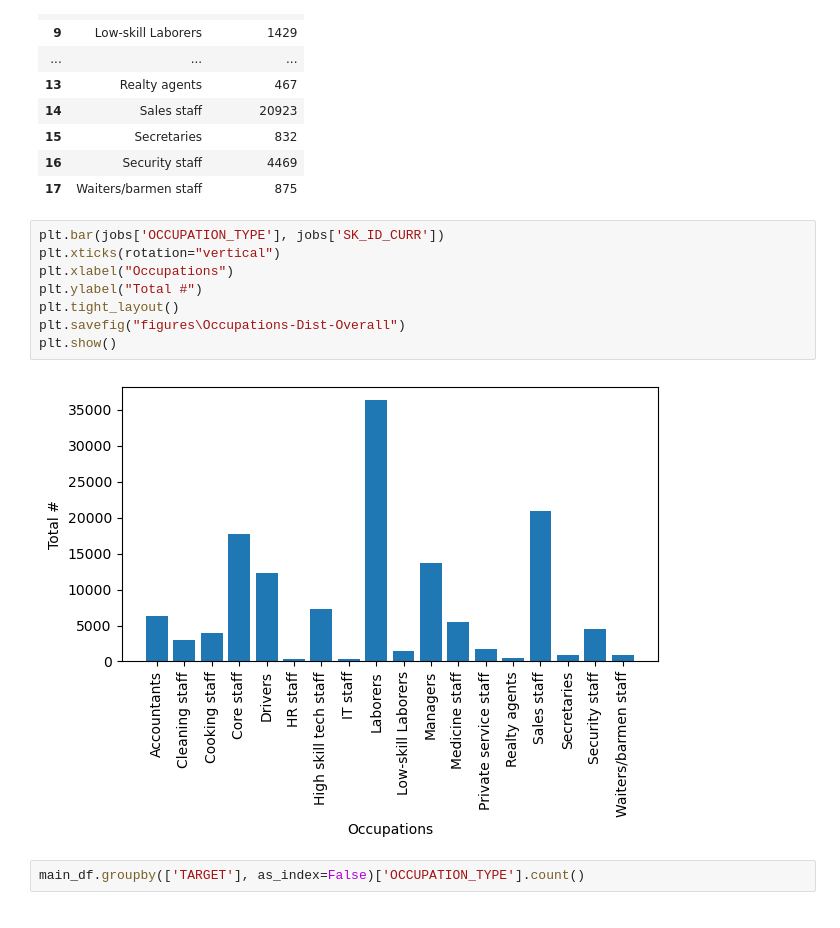
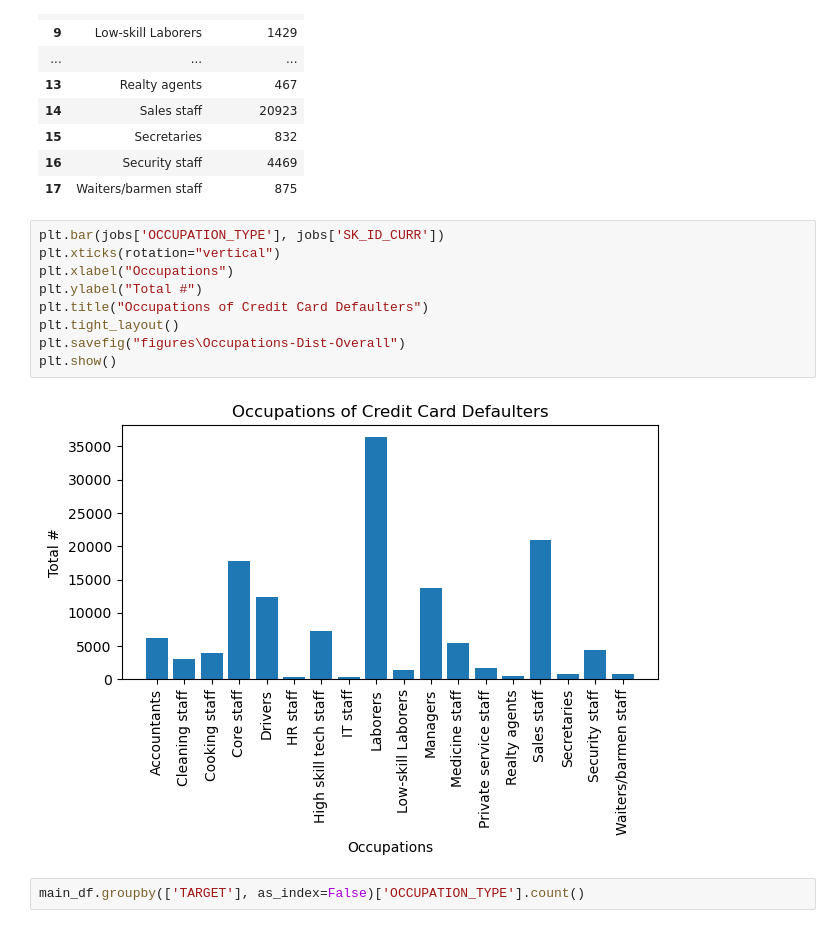
Before and after one commit to rwoodill/credit-card-defaulter-analysis, a Jupyter notebook: combined_coding.ipynb, the cells around one changed output. Cells and saved outputs as stored; diff of their text form.

```diff
--- a/combined_coding.ipynb
+++ b/combined_coding.ipynb
@@ -205,13 +205,14 @@ jobs
 # %%
 plt.bar(jobs['OCCUPATION_TYPE'], jobs['SK_ID_CURR'])
 plt.xticks(rotation="vertical")
 plt.xlabel("Occupations")
 plt.ylabel("Total #")
+plt.title("Occupations of Credit Card Defaulters")
 plt.tight_layout()
 plt.savefig("figures\Occupations-Dist-Overall")
 plt.show()
 # %% [output]
-[figure, old version]
+[figure, new version]
 # %%
 main_df.groupby(['TARGET'], as_index=False)['OCCUPATION_TYPE'].count()
 # %% [output]
```
Also changed, not shown: parts of 2 cells of this notebook, 13 other files.
